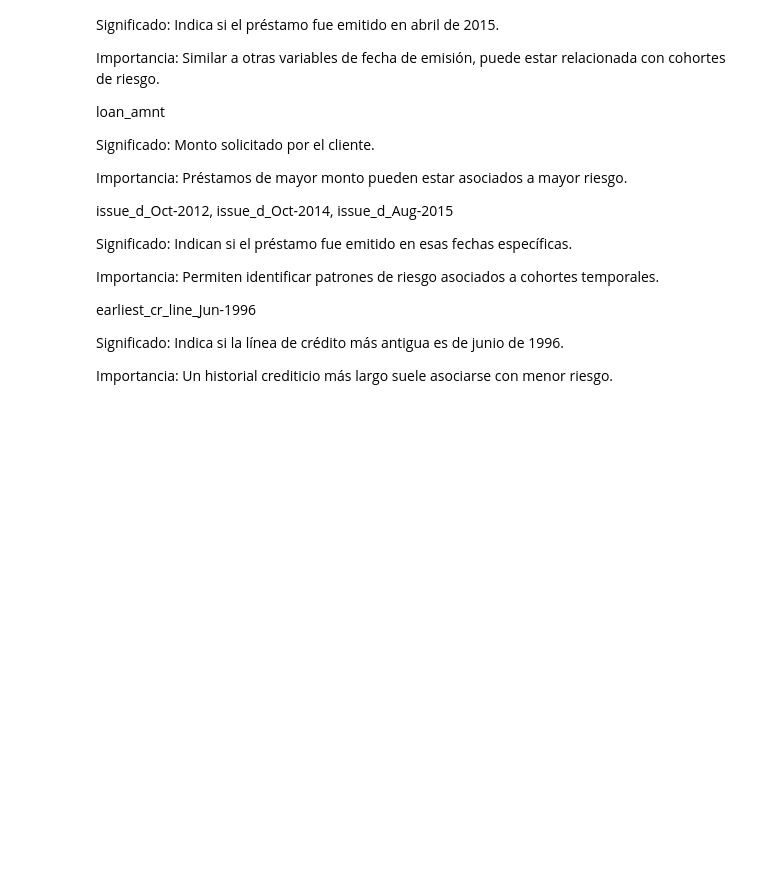
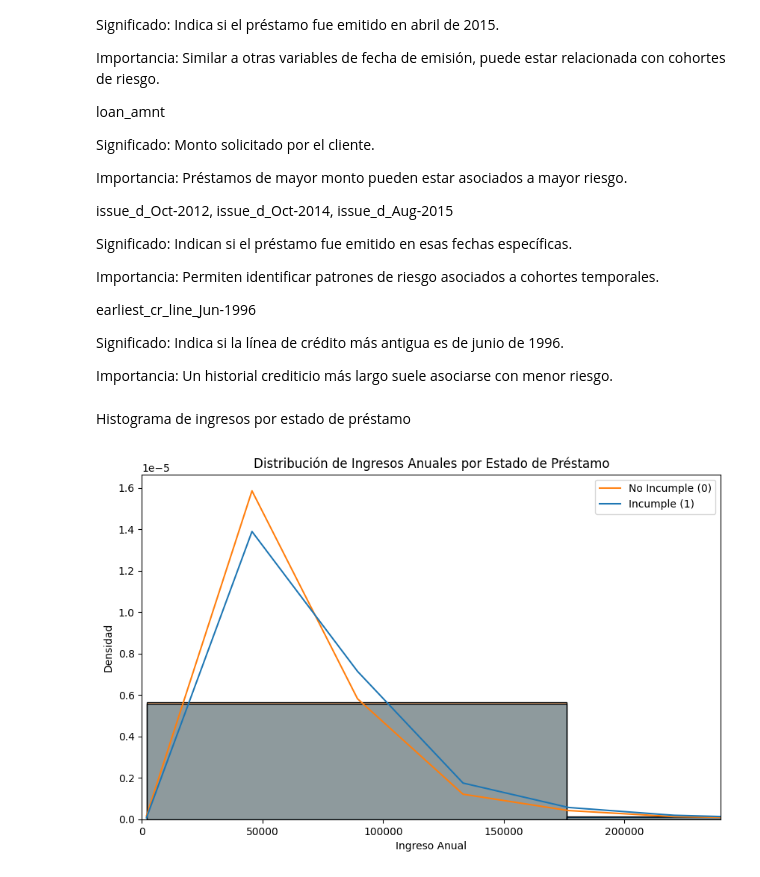
Before and after one commit to andresaris1/bio---copia, a Jupyter notebook: CreditRisk_Analisis_Modelo.ipynb, the cells around one changed output. Cells and saved outputs as stored; diff of their text form; code cells hidden in the pictures; blank space fills up the shorter version.

```diff
--- a/CreditRisk_Analisis_Modelo.ipynb
+++ b/CreditRisk_Analisis_Modelo.ipynb
@@ -385,3 +385,16 @@ earliest_cr_line_Jun-1996
 Significado: Indica si la línea de crédito más antigua es de junio de 1996.
 
 Importancia: Un historial crediticio más largo suele asociarse con menor riesgo.
+# %% [markdown]
+Histograma de ingresos por estado de préstamo
+# %%
+plt.figure(figsize=(10,6))
+sns.histplot(data=df, x='annual_inc', hue='target', bins=50, kde=True, stat='density', common_norm=False)
+plt.title('Distribución de Ingresos Anuales por Estado de Préstamo')
+plt.xlabel('Ingreso Anual')
+plt.ylabel('Densidad')
+plt.legend(['No Incumple (0)', 'Incumple (1)'])
+plt.xlim(0, df['annual_inc'].quantile(0.99))  # Limita para evitar outliers extremos
+plt.show()
+# %% [output]
+[figure, added]
```
Also changed, not shown: parts of 4 cells of this notebook.
